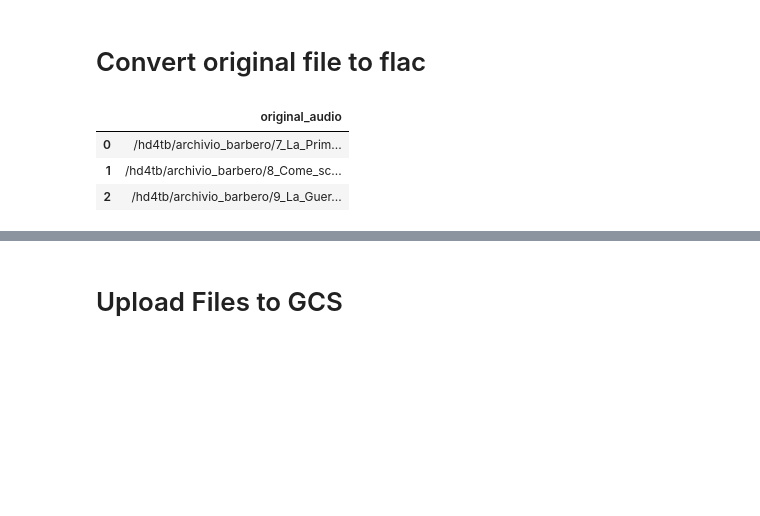
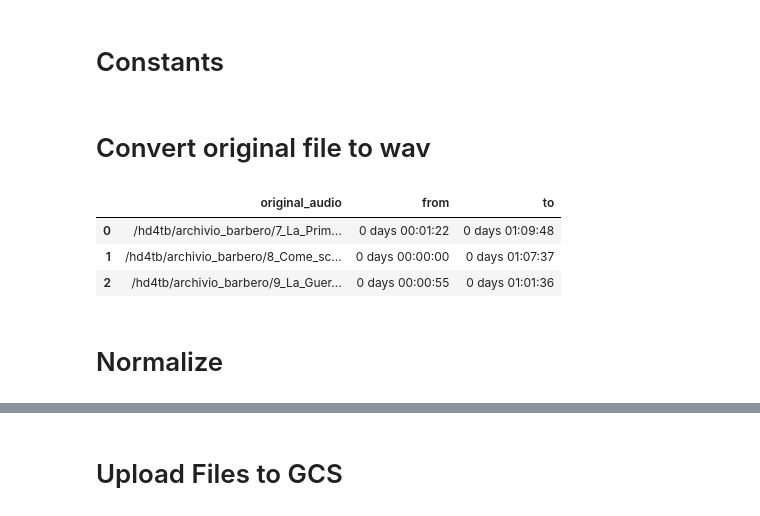
Before and after one commit to Enucatl/barbero-coqui-ai-tts, a Jupyter notebook: barbero_coqui_ai_tts/split_on_silence.ipynb, the cells around one changed output, grey strips where cells are left out. Drawn from its saved outputs; the diff is of its cells as text; code cells hidden in the pictures; blank space fills up the shorter version.

```diff
--- a/barbero_coqui_ai_tts/split_on_silence.ipynb
+++ b/barbero_coqui_ai_tts/split_on_silence.ipynb
@@ -15,0 +18,2 @@ logger = logging.getLogger(__name__)
+# %% [markdown]
+# Constants
@@ -16,13 +24,15 @@ logger = logging.getLogger(__name__)
 # %% [markdown]
-# Convert original file to flac
+# Convert original file to wav
 # %%
 lines = pd.read_csv("../data/original_files.csv")
+lines["from"] = lines["from"].apply(pd.Timedelta)
+lines["to"] = lines["to"].apply(pd.Timedelta)
 lines
 # %% [output]
-|  | original_audio |
-| 0 | /hd4tb/archivio_barbero/7_La_Prim... |
-| 1 | /hd4tb/archivio_barbero/8_Come_sc... |
-| 2 | /hd4tb/archivio_barbero/9_La_Guer... |
+|  | original_audio | from | to |
+| 0 | /hd4tb/archivio_barbero/7_La_Prim... | 0 days 00:01:22 | 0 days 01:09:48 |
+| 1 | /hd4tb/archivio_barbero/8_Come_sc... | 0 days 00:00:00 | 0 days 01:07:37 |
+| 2 | /hd4tb/archivio_barbero/9_La_Guer... | 0 days 00:00:55 | 0 days 01:01:36 |
 # %%
 def convert(row):
     input_file = pathlib.Path(row["original_audio"])
@@ -40,0 +54,2 @@ lines["flac"] = lines.progress_apply(convert, axis=1)
+# %% [markdown]
+# Normalize
```
Also changed, not shown: parts of 22 cells of this notebook, 2 other files.
